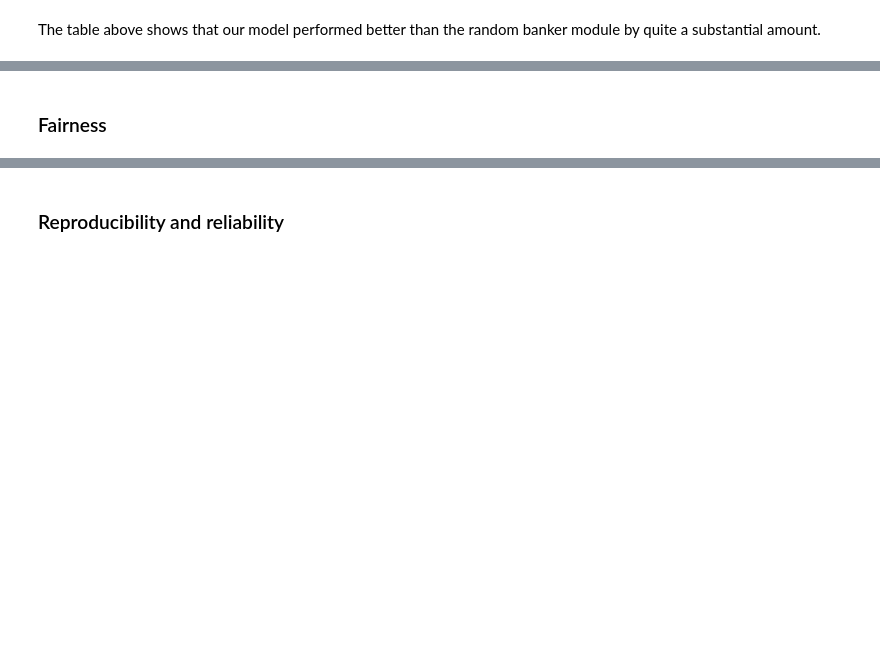
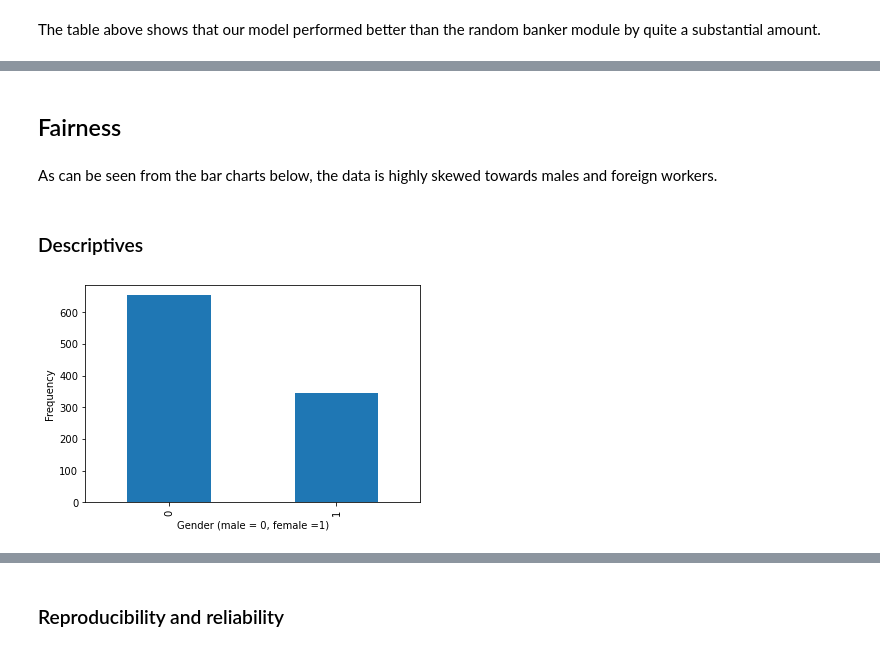
Before and after one commit to Adriyst/ml-society-science, a Jupyter notebook: report.ipynb, the cells around one changed output, grey strips where cells are left out. Saved outputs shown, nothing was run; the diff lists cells and outputs as text; code cells hidden in the pictures; blank space fills up the shorter version.

Commit message:
some desc. plots

```diff
--- a/report.ipynb
+++ b/report.ipynb
@@ -490,2 +495,13 @@ The table above shows that our model performed better than the random banker mod
 # %% [markdown]
-### Fairness <a id="fairness"></a>
+## Fairness <a id="fairness"></a>
+# %% [markdown]
+As can be seen from the bar charts below, the data is highly skewed towards males and foreign workers.
+# %% [markdown]
+### Descriptives
+# %%
+ax = X['gender'].value_counts().plot.bar()
+ax.set_xlabel("Gender (male = 0, female =1)")
+ax.set_ylabel("Frequency")
+None
+# %% [output]
+[figure, added]
```
Also changed, not shown: parts of 15 cells of this notebook.
